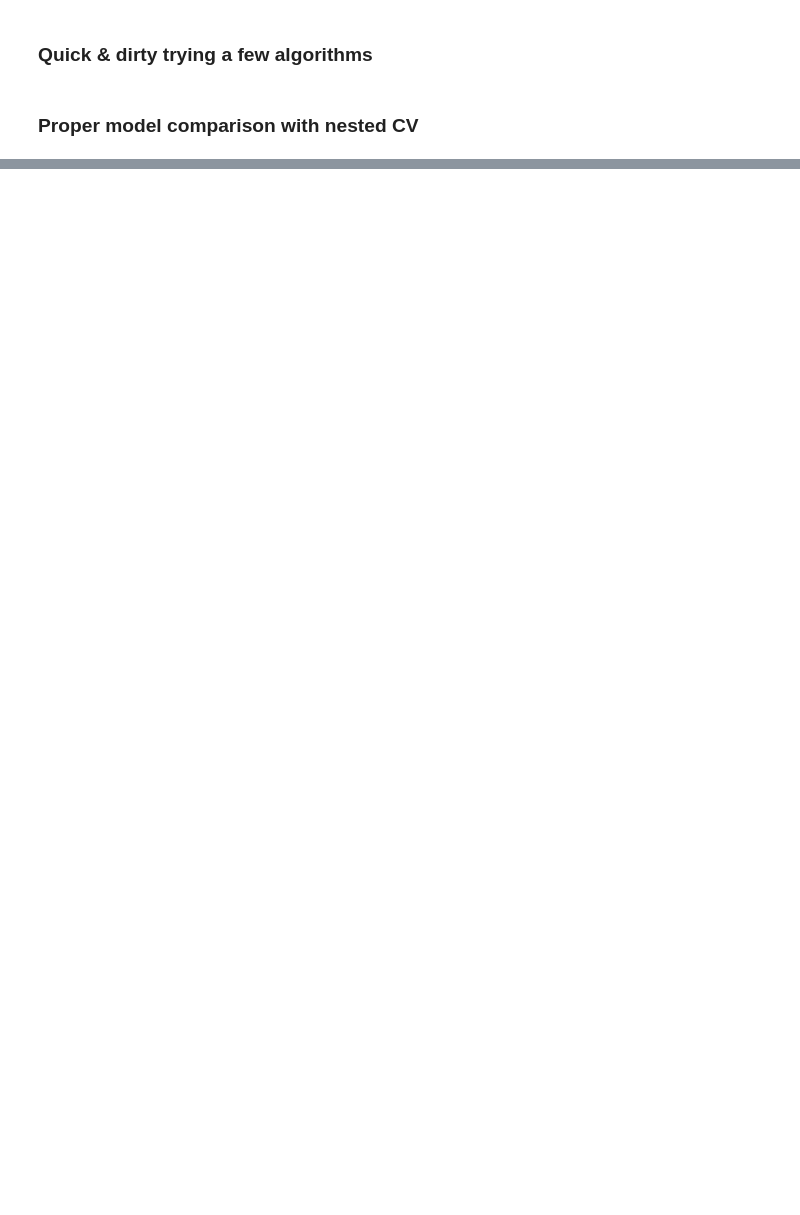
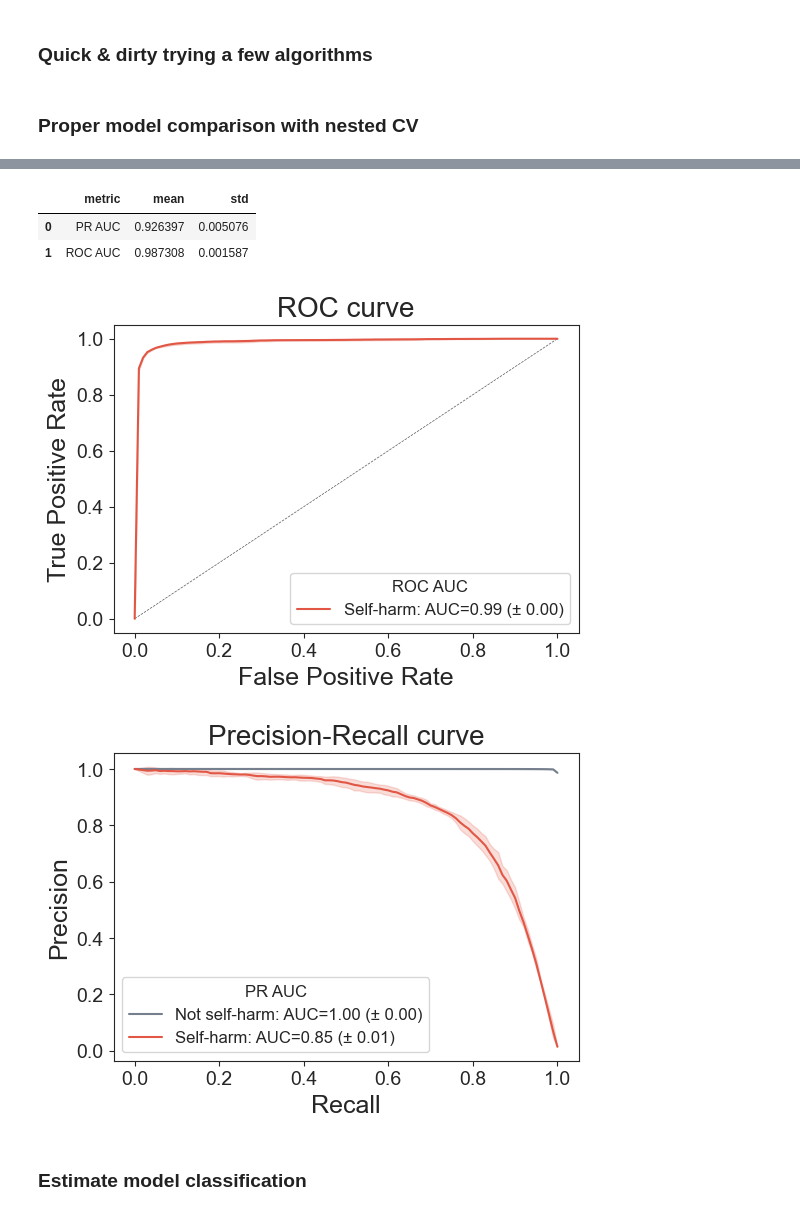
Before and after one commit to vlada-rozova/self-harm-triage-notes, a Jupyter notebook: notebooks/5a-selfharm-classifier.ipynb, the cells around one changed output, grey strips where cells are left out. Cells and saved outputs as stored; diff of their text form; code cells hidden in the pictures; blank space fills up the shorter version.

```diff
--- a/notebooks/5a-selfharm-classifier.ipynb
+++ b/notebooks/5a-selfharm-classifier.ipynb
@@ -309,0 +397,18 @@ best_model = calibrated_model
+# %%
+# Define curves to calculate
+curves_to_calculate = [
+        {
+        'name': 'ROC AUC',
+        'func': calculate_roc_curve_coords,
+        'binary_filter': True,
+        },
+        {
+        'name': 'PR AUC',
+        'func': calculate_pr_curve_coords,
+        'binary_filter': False,
+        },
+    ]
+
+# Calculate discrimination metrics for each CV fold
+cv_generator = cv.split(X, y.cat.codes, groups)
+curve_coords = calculate_curve_coords(y, y_proba, curves_to_calculate, generator=cv_generator)
@@ -309,0 +424,17 @@ best_model = calibrated_model
+# %%
+# Calculate macro-averaged discrimination metrics
+calculate_stats(calculate_auc_from_coords(curve_coords), macro_average=True)
+# %% [output]
+|  | metric | mean | std |
+| 0 | PR AUC | 0.926397 | 0.005076 |
+| 1 | ROC AUC | 0.987308 | 0.001587 |
+# %%
+# Plot ROC curves for CV folds
+plot_roc_curve(curve_coords[curve_coords.metric == 'ROC AUC'], palette=palette[1:], results_dir=results_dir, filename=dev_data_filename + " CV")
+# Plot PR curves for CV folds
+plot_pr_curve(curve_coords[curve_coords.metric == 'PR AUC'], palette=palette, results_dir=results_dir, filename=dev_data_filename + " CV")
+# %% [output]
+[figure, added]
+[figure, added]
+# %% [markdown]
+### Estimate model classification
```
Also changed, not shown: parts of 65 cells of this notebook.
